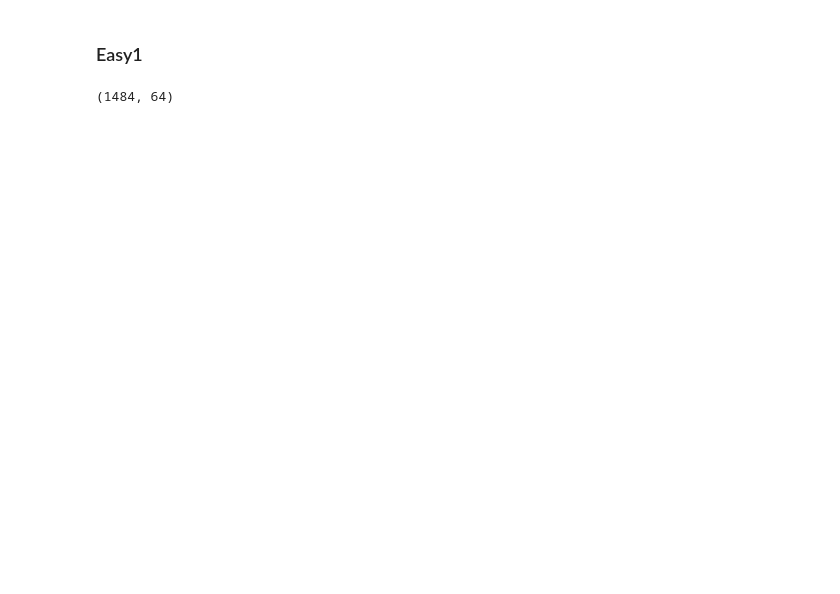
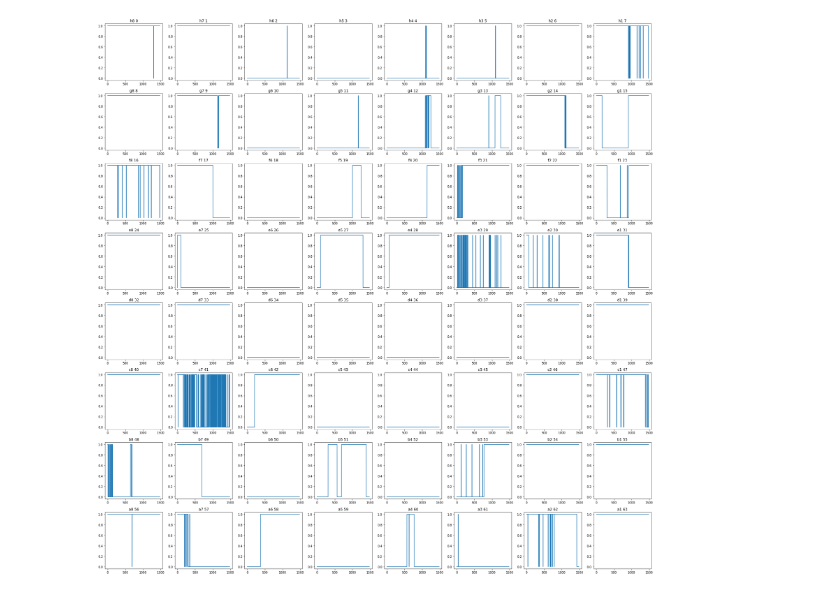
Before and after one commit to krzysztof-m-w/object-tracking, a Jupyter notebook: game_tracking.ipynb, the cells around one changed output. Saved outputs shown, nothing was run; the diff lists cells and outputs as text; code cells hidden in the pictures; blank space fills up the shorter version.

```diff
--- a/game_tracking.ipynb
+++ b/game_tracking.ipynb
@@ -34,11 +34,38 @@ chessboard = np.array((
 ))
 
 chessboard = chessboard.reshape(64)
-# %% [markdown]
-### Easy1
-# %%
-circles_count = np.load('circles_centers/Easy1.npy')
-used_frames = np.load('used_frames/Easy1.npy')
-circles_count.shape
-# %% [output]
-(1484, 64)
+# %%
+def majority_voting(data, window_size=15):
+    result = []
+    for i in range(len(data)):
+        start = max(0, i - window_size // 2)
+        end = min(len(data), i + window_size // 2 + 1)
+        majority = np.sum(data[start:end]) > (window_size / 2)
+        result.append(int(majority))
+    return np.array(result)
+# %%
+circles_count = np.load(f'circles_centers2/Easy1.npy')
+plt.figure(figsize=(26, 26))
+data=[]
+for x in range(64):
+    p=[0 if i==0 else 1 for i in circles_count[:,x] ]
+    if x%8<2 or x%8>5:
+
+        p[:p.index(1)]=[1]*p.index(1)
+        p=majority_voting(p, window_size=3)
+
+
+    else:
+        p[:p.index(0)]=[0]*p.index(0)
+        p=majority_voting(p, window_size=3)
+
+    change_indices = np.where(np.diff(p) != 0)[0]
+    plt.subplot(8, 8, x+1)
+    plt.plot(p)
+    plt.title(chessboard[x]+' '+ str(x))
+    plt.ylim(-0.04,1.04)
+    data.append(change_indices)
+plt.tight_layout()  # Adjust subplot parameters for better layout
+plt.show()
+# %% [output]
+[figure, added]
```
Also changed, not shown: parts of 14 cells of this notebook, 23 other files.
